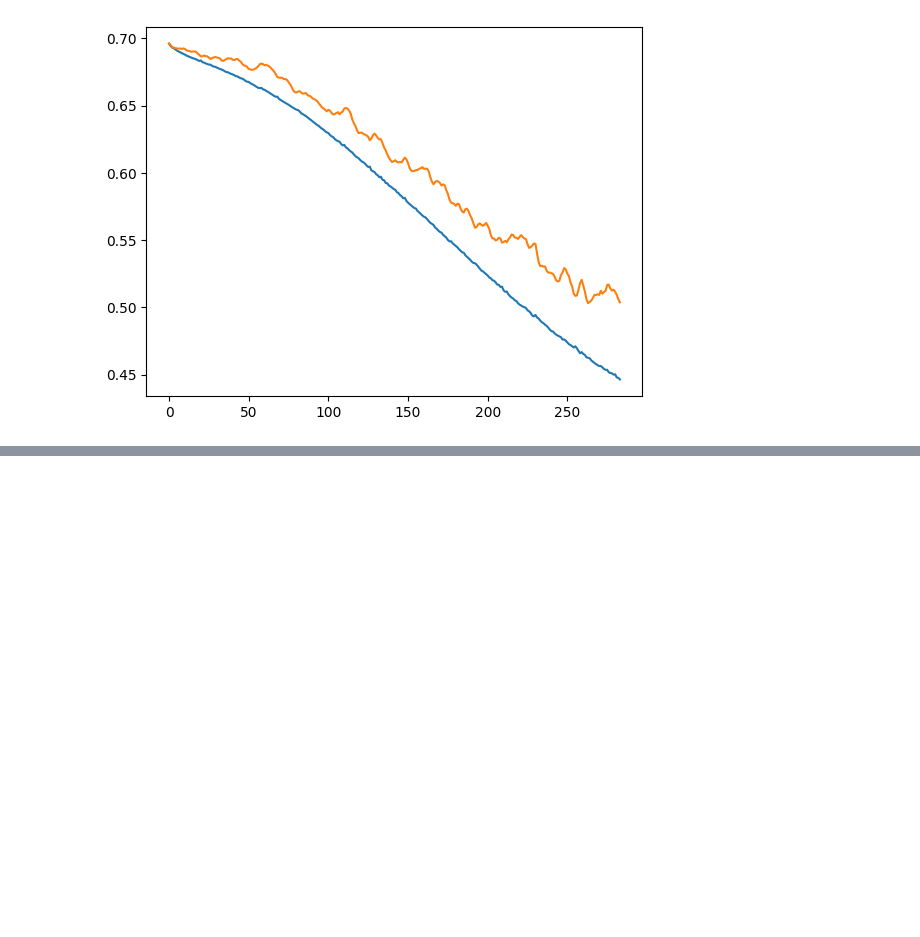
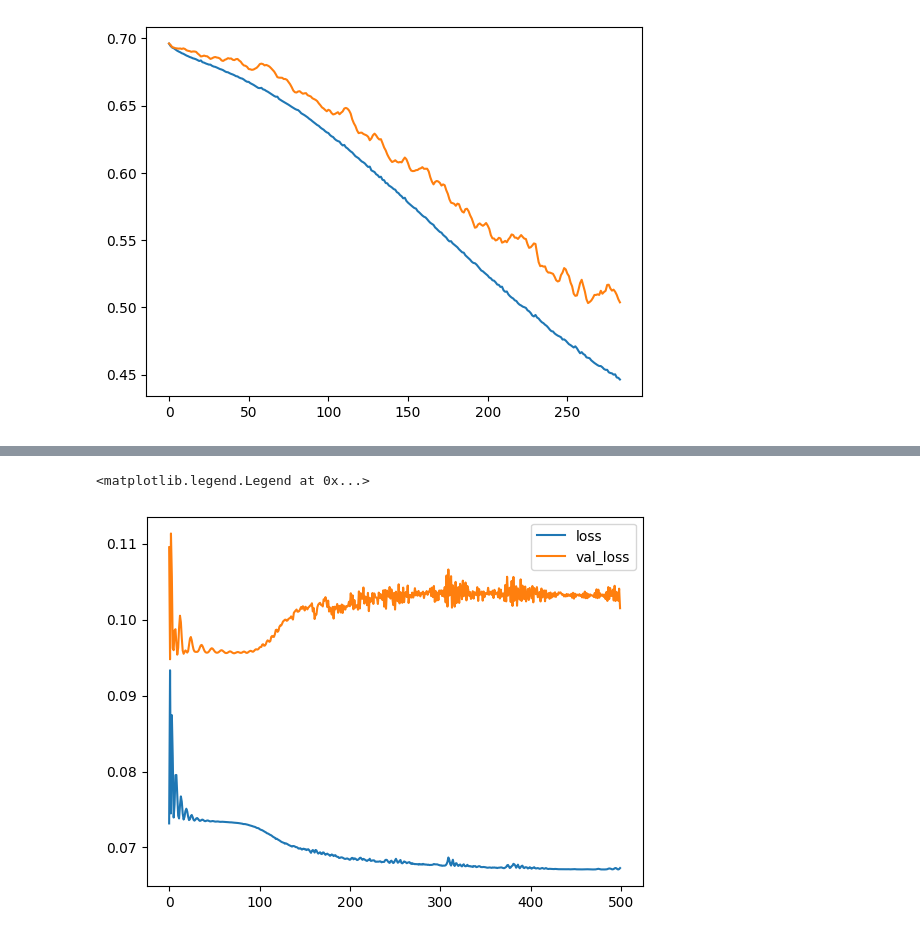
Before and after one commit to siddharthangra/Code_notes, a Jupyter notebook: Deep Learning/Improving_neural_network_perf.ipynb, the cells around one changed output, grey strips where cells are left out. Cells and saved outputs as stored; diff of their text form; code cells hidden in the pictures; blank space fills up the shorter version.

```diff
--- a/Deep Learning/Improving_neural_network_perf.ipynb
+++ b/Deep Learning/Improving_neural_network_perf.ipynb
@@ -91,0 +175,12 @@ plt.plot(history.history['val_loss'])
+# %%
+from tensorflow.keras.optimizers import Adam
+adam = Adam(learning_rate=0.01)
+adam2 = Adam(learning_rate=0.01)
+adam3 = Adam(learning_rate=0.01)
+adam4 = Adam(learning_rate=0.01)
+model1.compile(loss ='mse',optimizer= adam,metrics=['mse'])
+model2.compile(loss ='mse',optimizer= adam2,metrics=['mse'])
+model3.compile(loss ='mse',optimizer= adam3,metrics=['mse'])
+model4.compile(loss ='mse',optimizer= adam4,metrics=['mse'])
+# %%
+history1 = model1.fit(x_train, y_train, epochs=500, validation_data = (x_test, y_test),verbose=True)
@@ -91,0 +265,7 @@ plt.plot(history.history['val_loss'])
+# %%
+plt.plot(history1.history['loss'],label ="loss")
+plt.plot(history1.history['val_loss'], label ="val_loss")
+plt.legend()
+# %% [output]
+<matplotlib.legend.Legend at 0x...>
+[figure, added]
```
Also changed, not shown: parts of 15 cells of this notebook.
